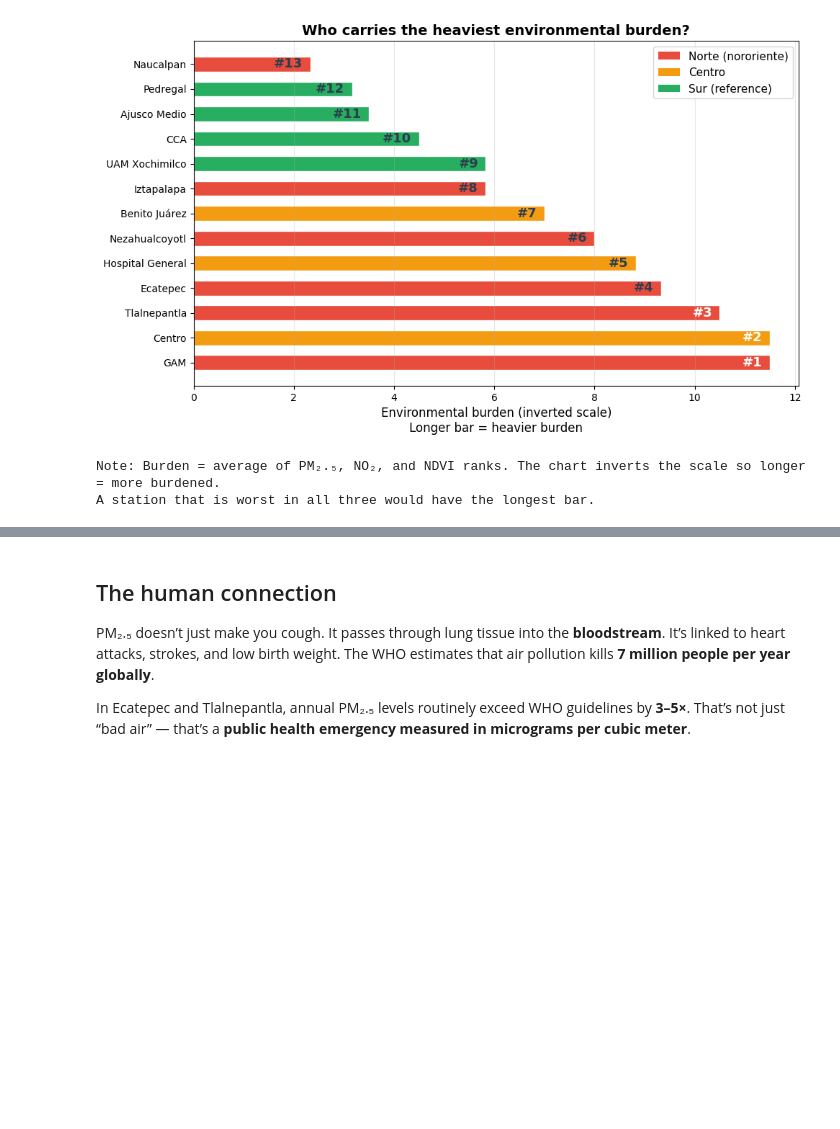
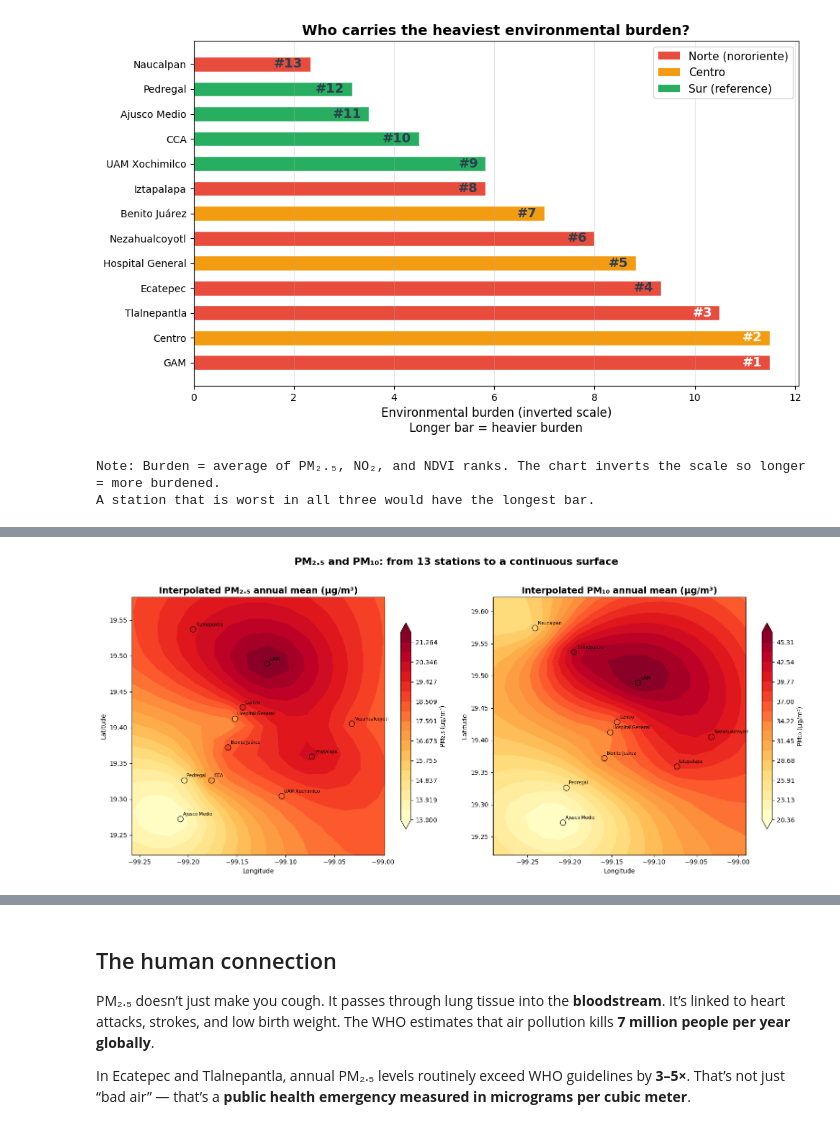
Before and after one commit to nellsdev/desigualdad_verde_cdmx, a Jupyter notebook: notebooks/05_exploration_pm.ipynb, the cells around one changed output, grey strips where cells are left out. Drawn from its saved outputs; the diff is of its cells as text; code cells hidden in the pictures; blank space fills up the shorter version.

Commit message:
Add interpolation function and its visualization in a section of notebook 05

```diff
--- a/notebooks/05_exploration_pm.ipynb
+++ b/notebooks/05_exploration_pm.ipynb
@@ -723,0 +745,93 @@ A station that is worst in all three would have the longest bar.
+# %%
+# ---------------------------------------------------------------------------
+# Spatial interpolation: Ordinary Kriging of PM2.5 annual means
+# ---------------------------------------------------------------------------
+from src.interpolation import prepare_station_data, kriging_surface
+
+# Prepare station data for kriging
+pm25_stations = prepare_station_data(annual_stats, "PM2.5", STATIONS_META)
+pm10_stations = prepare_station_data(annual_stats, "PM10", STATIONS_META)
+
+print(f"PM2.5: {len(pm25_stations)} stations with valid data")
+print(f"PM10:  {len(pm10_stations)} stations with valid data")
+
+# Run kriging
+print("\U0001f9ee Running Ordinary Kriging for PM2.5...")
+krig_pm25 = kriging_surface(pm25_stations, resolution=0.02)
+print(f"  \u2705 Method: {krig_pm25['method']}")
+print(f"  Grid: {krig_pm25['z'].shape[0]} \u00d7 {krig_pm25['z'].shape[1]}")
+
+print("\U0001f9ee Running Ordinary Kriging for PM10...")
+krig_pm10 = kriging_surface(pm10_stations, resolution=0.02)
+print(f"  \u2705 Method: {krig_pm10['method']}")
+print(f"  Grid: {krig_pm10['z'].shape[0]} \u00d7 {krig_pm10['z'].shape[1]}")
+
+# ---------------------------------------------------------------------------
+# Plot: interpolated PM2.5 surface with station locations
+# ---------------------------------------------------------------------------
+fig, axes = plt.subplots(1, 2, figsize=(16, 7))
+
+for ax_idx, (result, stations, pol, label, unit) in enumerate([
+    (krig_pm25, pm25_stations, "PM2.5", "PM\u2082.\u2085", "\u03bcg/m\u00b3"),
+    (krig_pm10, pm10_stations, "PM10", "PM\u2081\u2080", "\u03bcg/m\u00b3"),
+]):
+    ax = axes[ax_idx]
+
+    z = result["z"]
+    if z is None or np.all(np.isnan(z)):
+        ax.text(0.5, 0.5, "Insufficient data for interpolation",
+                ha="center", va="center", transform=ax.transAxes, fontsize=14)
+        ax.set_title(f"{label} — interpolation failed", fontsize=14, fontweight="bold")
+        continue
+
+    # Mask NaN/inf (outside convex hull in kriging)
+    z = np.ma.masked_invalid(z)
+
+    # Contour fill
+    levels = np.linspace(z.min(), z.max(), 20)
+    cf = ax.contourf(result["lng"], result["lat"], z,
+                     levels=levels, cmap="YlOrRd", extend="both")
+
+    # Station points
+    scatter = ax.scatter(
+        stations["lng"], stations["lat"],
+        c=stations["value"], s=80, cmap="YlOrRd",
+        edgecolors="black", linewidths=0.8,
+        vmin=z.min(), vmax=z.max(),
+    )
+
+    # Annotate station names
+    for _, row in stations.iterrows():
+        ax.annotate(
+            row["station_name"],
+            (row["lng"], row["lat"]),
+            fontsize=7, ha="left", va="bottom",
+            xytext=(4, 4), textcoords="offset points",
+        )
+
+    ax.set_xlabel("Longitude")
+    ax.set_ylabel("Latitude")
+    ax.set_title(f"Interpolated {label} annual mean ({unit})",
+                 fontsize=14, fontweight="bold")
+
+    # Colorbar
+    cbar = fig.colorbar(cf, ax=ax, shrink=0.8)
+    cbar.set_label(f"{label} ({unit})")
+
+fig.suptitle("PM\u2082.\u2085 and PM\u2081\u2080: from 13 stations to a continuous surface",
+             fontsize=16, fontweight="bold", y=1.02)
+plt.tight_layout()
+plt.show()
+
+# ---------------------------------------------------------------------------
+# Display interpolation quality (sigma)
+# ---------------------------------------------------------------------------
+if krig_pm25.get("sigma") is not None:
+    sigma = np.ma.masked_invalid(krig_pm25["sigma"])
+    print(f"\nKriging standard deviation (PM2.5): {sigma.mean():.2f} \u00b1 {sigma.std():.2f} \u03bcg/m\u00b3")
+    print(f"\u26a0\ufe0f Higher sigma = less certainty. The edges of the interpolation")
+    print(f"   (beyond the station network) are less reliable.")
+else:
+    print("\n(IDW fallback — no uncertainty estimate available.")
+    print(" Install pykrige for kriging with confidence intervals.)")
+# %% [output]
@@ -723,0 +846 @@ A station that is worst in all three would have the longest bar.
+[figure, added]
```
Also changed, not shown: parts of 2 cells of this notebook, 4 other files.
